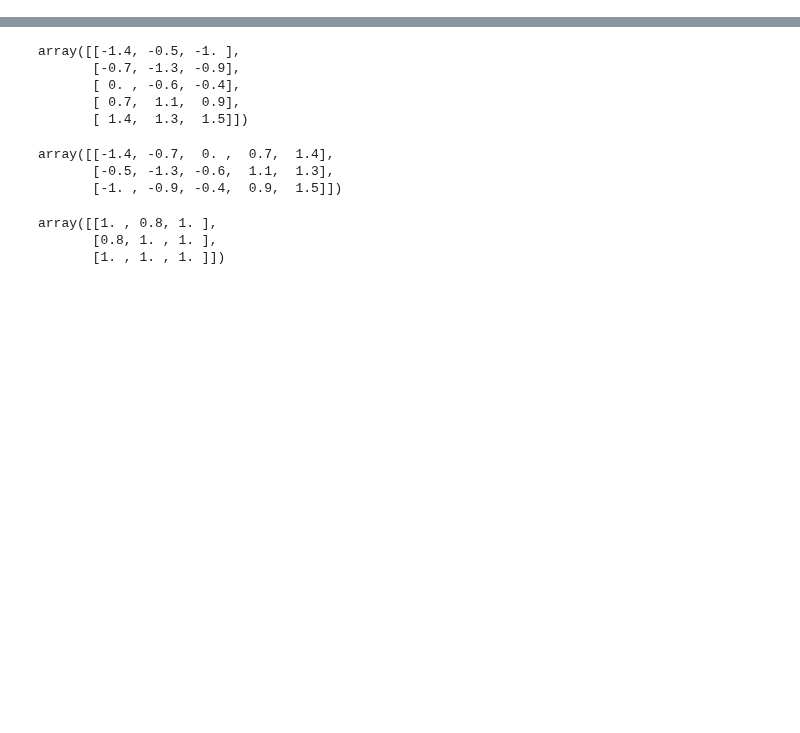
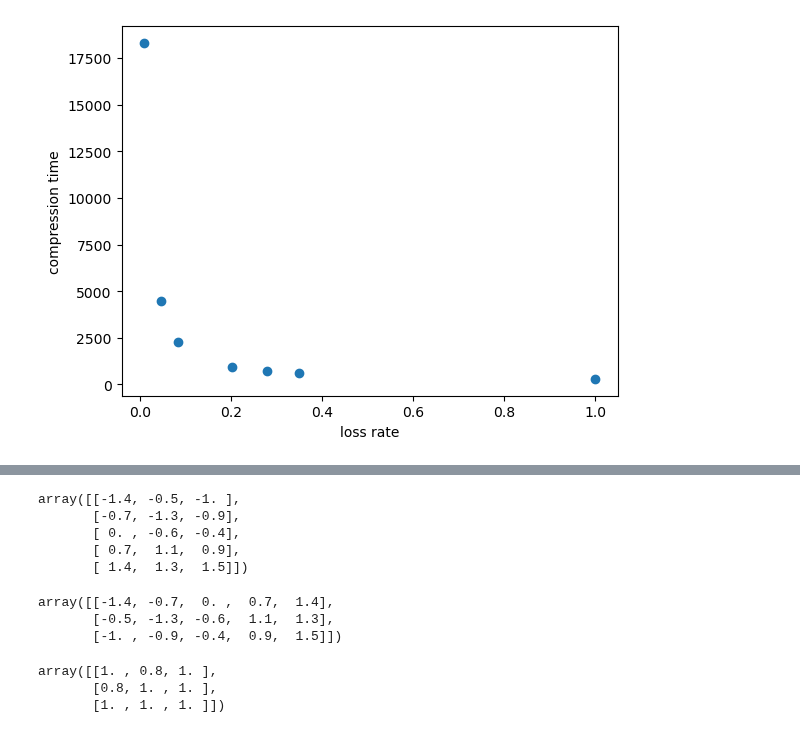
Before and after one commit to BuryatyaTut/STIL_internship, a Jupyter notebook: notebooks/platform_playground.ipynb, the cells around one changed output, grey strips where cells are left out. Cells and saved outputs as stored; diff of their text form; code cells hidden in the pictures; blank space fills up the shorter version.

```diff
--- a/notebooks/platform_playground.ipynb
+++ b/notebooks/platform_playground.ipynb
@@ -55,0 +122,4 @@ plot_benchmarks(benchmarks, "compression_rate")
+# %%
+import pickle
+with open("../src/results_timeshifted", 'rb') as f:
+    results = pickle.load(f)
@@ -55,0 +159,9 @@ plot_benchmarks(benchmarks, "compression_rate")
+# %%
+xs = [result['loss_rate'] for result in results]
+ys = [result['preprocess_and_compress_time'] for result in results]
+plt.scatter(xs, ys)
+plt.xlabel('loss rate')
+plt.ylabel('compression time')
+plt.show()
+# %% [output]
+[figure, added]
```
Also changed, not shown: parts of 18 cells of this notebook, 2 other files.
